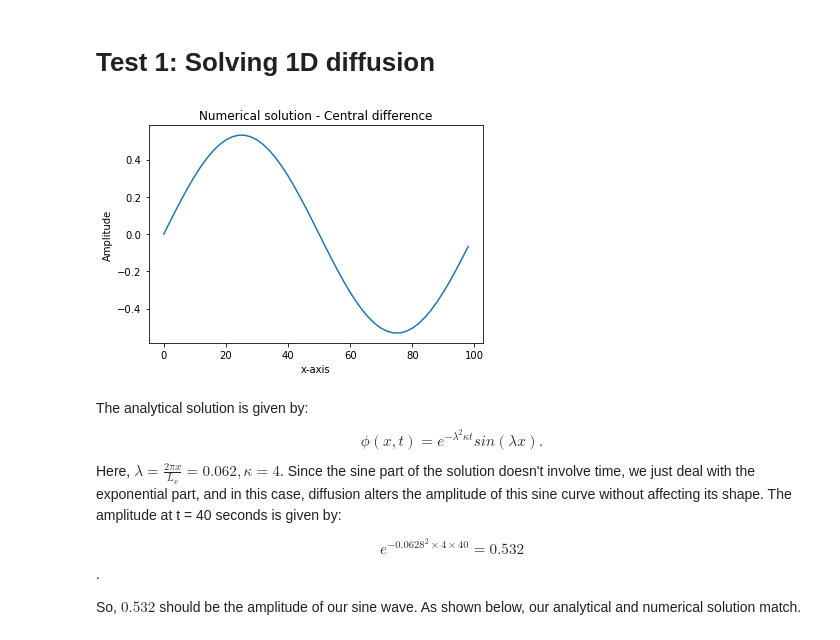
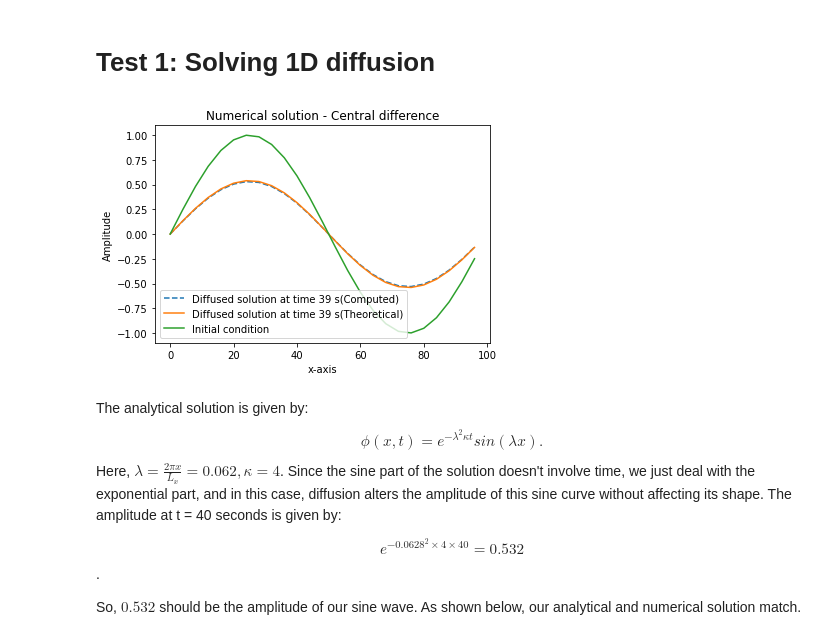
Before and after one commit to dhruvbhagtani/toy-model, a Jupyter notebook: 1D_Diffusion.ipynb, the cells around one changed output. Drawn from its saved outputs; the diff is of its cells as text; code cells hidden in the pictures.

```diff
--- a/1D_Diffusion.ipynb
+++ b/1D_Diffusion.ipynb
@@ -20,23 +20,31 @@ import sys
 # %% [markdown]
 # Test 1: Solving 1D diffusion
 # %%
+#Length of domain
 Lx = 100
-nx = 50
+
+#Number of points in the domain
+nx = 25
+
+#Width of each cell
 dx = Lx/nx
+
 g = 9.81
 rho0 = 1025
 
+#An array of all points
 xu_ocean = np.linspace(0,Lx,nx+1,dtype = float)
 xu_ocean = xu_ocean[0:-1]
 # %%
 lmda = (2*np.pi)/Lx
 phi_old = (np.sin(lmda*xu_ocean))
+phi_old_t0 = (np.sin(lmda*xu_ocean))
 
 phi_new = np.zeros(nx)
 
 t_start = 0
 t_end = 40
-dt = 0.1
+dt = 1
 
 #Set switch - (i) FD = 1, (ii) BD = -1, (iii) CD = 0
 #By default, switch is set to 0.
@@ -46,24 +54,25 @@ switch_diff_scheme = 0
 kappa = 4.0
 
 for t in np.arange(t_start,t_end,dt):
-    phi_new[1:nx-1] = phi_old[1:nx-1] + dt*elr.diff_x(kappa,phi_old,dx,nx)
+    phi_new = phi_old + dt*elr.diff_x(kappa,phi_old,dx,nx)
 
     BC = np.exp(-lmda**2 * t * kappa) * np.sin(lmda*xu_ocean)
-    phi_new[0] = BC[0]
-    phi_new[-1] = BC[-1]
 
     phi_old = phi_new
 
 actual_sol = np.exp(-lmda**2 * t * kappa) * np.sin(lmda*xu_ocean)
 # %%
 plt.figure()
-plt.plot(xu_ocean,phi_old)
+plt.plot(xu_ocean,phi_new,label = 'Diffused solution at time ' + str(t) + ' s(Computed)',ls = '--')
+plt.plot(xu_ocean,BC,label = 'Diffused solution at time ' + str(t) + ' s(Theoretical)')
+plt.plot(xu_ocean,phi_old_t0, label = 'Initial condition')
 plt.xlabel('x-axis')
 plt.ylabel('Amplitude')
+plt.legend()
 plt.title('Numerical solution - Central difference')
 plt.show()
 # %% [output]
-[figure, old version]
+[figure, new version]
 # %% [markdown]
 The analytical solution is given by:
 $$ \phi(x,t) =  e^{-\lambda^2 \kappa t} sin(\lambda x). $$
```
Also changed, not shown: parts of 4 cells of this notebook.
